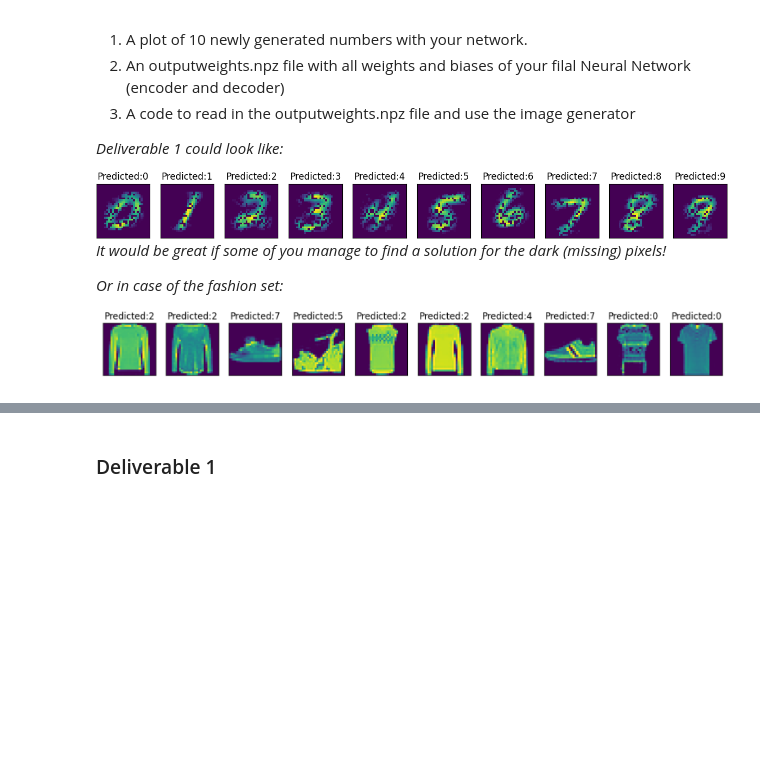
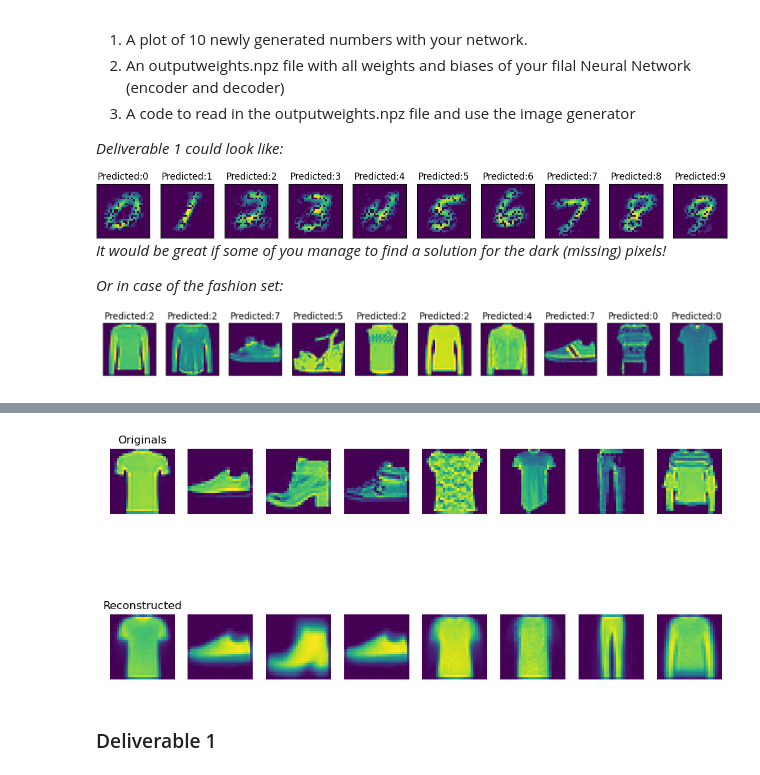
Before and after one commit to mard4/machine-learning, a Jupyter notebook: 5.NN/neural_network_part2_annarelli.ipynb, the cells around one changed output, grey strips where cells are left out. Cells and saved outputs as stored; diff of their text form; code cells hidden in the pictures; blank space fills up the shorter version.

```diff
--- a/5.NN/neural_network_part2_annarelli.ipynb
+++ b/5.NN/neural_network_part2_annarelli.ipynb
@@ -456,7 +438,7 @@ b6 = np.zeros((n6,1))
 # %%
 # Train the decoder
 # train settings
-learning_rate = 0.1
+learning_rate = 0.2
 no_epochs = 200
 batch_size = 3000
 # %%
@@ -579,21 +563,26 @@ Epoch 200/300 Loss=38.1764  Acc=0.9170
 # %%
 # Test your image generation and improve your training procedure (hyperparameter tuning)
 
 random_indices = rng.choice(X_test.shape[1], 8, replace=False)
 
 output_test_left = softmax(W3 @ relu(W2 @ relu( W1 @ X_test + b1) + b2) + b3)
-output_train_right = sigmoid(W6 @ relu(W5 @ relu( W4 @ output_test_left + b4) + b5) + b6)
+output_test_right = sigmoid(W6 @ relu(W5 @ relu( W4 @ output_test_left + b4) + b5) + b6)
 
 fig, axes = plt.subplots(2,8, figsize=(12,6))
 
-for i, ax in enumerate(axes.flat):
-    idx = random_indices[i]
-    sample = X_test[:, idx]
-    ax.imshow(sample.reshape(28, 28))
-    ax.imshow(output_val_right[:, idx].reshape(28, 28))
-    ax.axis("off")
+for i, idx in enumerate(random_indices):
+    axes[0, i].imshow(X_test[:, idx].reshape(28, 28))
+    axes[0, i].axis("off")
+
+    axes[1, i].imshow(output_test_right[:, idx].reshape(28, 28))
+    axes[1, i].axis("off")
+
+axes[0, 0].set_title("Originals")
+axes[1, 0].set_title("Reconstructed")
 
 plt.show()
+# %% [output]
+[figure, added]
 # %% [markdown]
 ### Deliverable 1
 # %%
```
Also changed, not shown: parts of 6 cells of this notebook.
